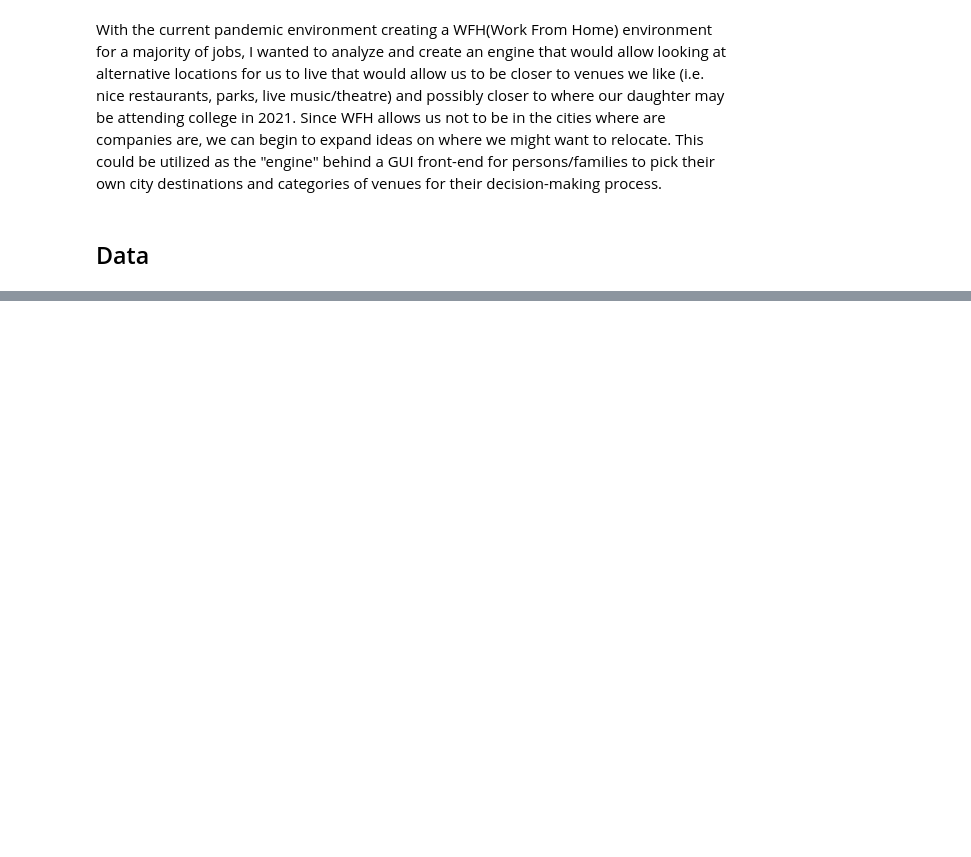
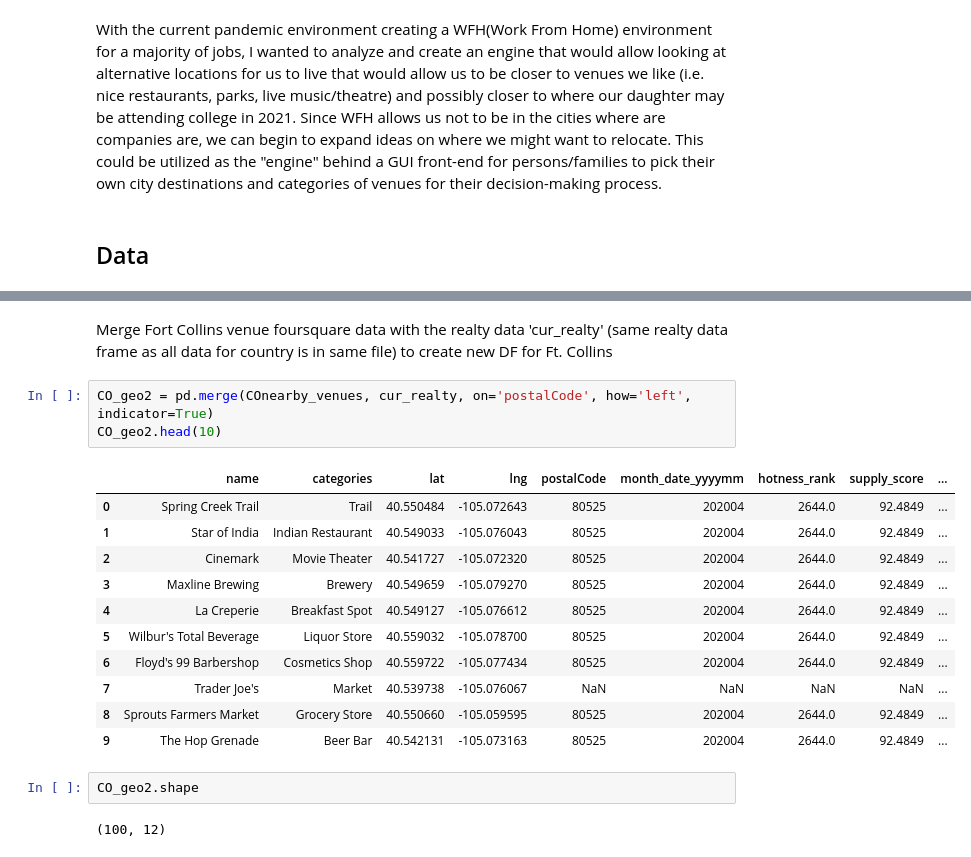
Before and after one commit to dkhunter09/Coursera_Capstone, a Jupyter notebook: Final Capstone Project.ipynb, the cells around one changed output, grey strips where cells are left out. Cells and saved outputs as stored; diff of their text form; blank space fills up the shorter version.

```diff
--- a/Final Capstone Project.ipynb
+++ b/Final Capstone Project.ipynb
@@ -16,0 +645,21 @@ All this data will allow us to compare zip codes(areas) in those cities that wou
+# %% [markdown]
+Merge Fort Collins venue foursquare data with the realty data 'cur_realty' (same realty data frame as all data for country is in same file) to create new DF for Ft. Collins
+# %%
+CO_geo2 = pd.merge(COnearby_venues, cur_realty, on='postalCode', how='left', indicator=True)
+CO_geo2.head(10)
+# %% [output]
+|  | name | categories | lat | lng | postalCode | month_date_yyyymm | hotness_rank | supply_score | ... |
+| 0 | Spring Creek Trail | Trail | 40.550484 | -105.072643 | 80525 | 202004 | 2644.0 | 92.4849 | ... |
+| 1 | Star of India | Indian Restaurant | 40.549033 | -105.076043 | 80525 | 202004 | 2644.0 | 92.4849 | ... |
+| 2 | Cinemark | Movie Theater | 40.541727 | -105.072320 | 80525 | 202004 | 2644.0 | 92.4849 | ... |
+| 3 | Maxline Brewing | Brewery | 40.549659 | -105.079270 | 80525 | 202004 | 2644.0 | 92.4849 | ... |
+| 4 | La Creperie | Breakfast Spot | 40.549127 | -105.076612 | 80525 | 202004 | 2644.0 | 92.4849 | ... |
+| 5 | Wilbur's Total Beverage | Liquor Store | 40.559032 | -105.078700 | 80525 | 202004 | 2644.0 | 92.4849 | ... |
+| 6 | Floyd's 99 Barbershop | Cosmetics Shop | 40.559722 | -105.077434 | 80525 | 202004 | 2644.0 | 92.4849 | ... |
+| 7 | Trader Joe's | Market | 40.539738 | -105.076067 | NaN | NaN | NaN | NaN | ... |
+| 8 | Sprouts Farmers Market | Grocery Store | 40.550660 | -105.059595 | 80525 | 202004 | 2644.0 | 92.4849 | ... |
+| 9 | The Hop Grenade | Beer Bar | 40.542131 | -105.073163 | 80525 | 202004 | 2644.0 | 92.4849 | ... |
+# %%
+CO_geo2.shape
+# %% [output]
+(100, 12)
```
Also changed, not shown: parts of 101 cells of this notebook.
